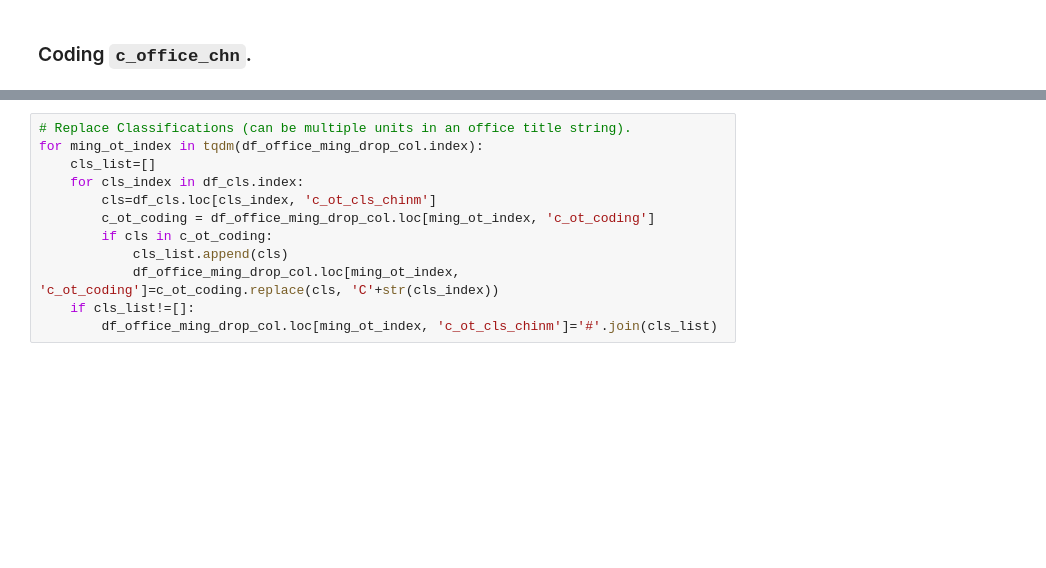
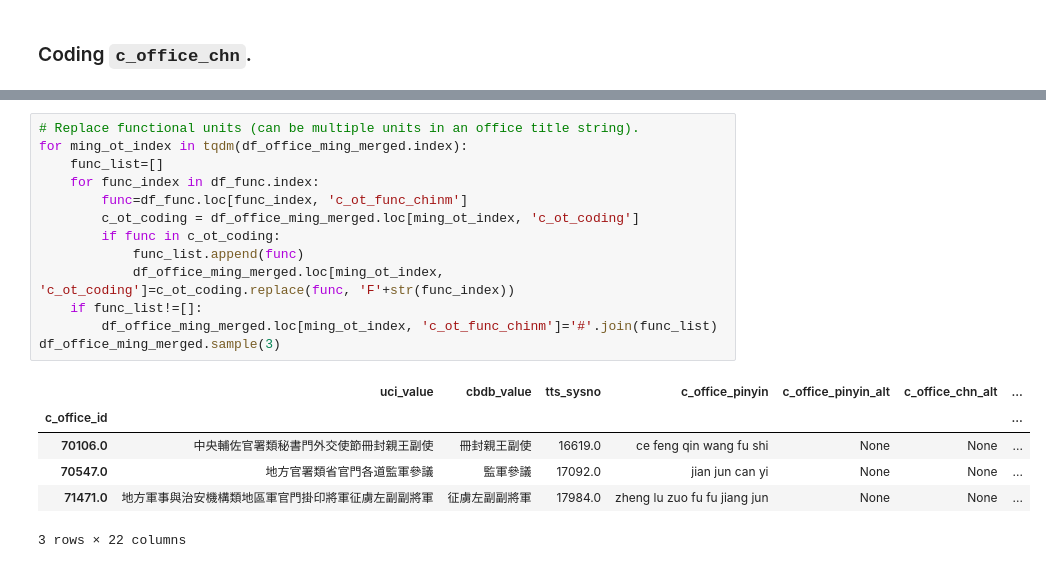
Before and after one commit to cbdb-project/CBDB_Laxmi, a Jupyter notebook: ming_office_title/script/office_title_coding.ipynb, the cells around one changed output, grey strips where cells are left out. Cells and saved outputs as stored; diff of their text form; blank space fills up the shorter version.

```diff
--- a/ming_office_title/script/office_title_coding.ipynb
+++ b/ming_office_title/script/office_title_coding.ipynb
@@ -172,12 +182,20 @@ df_office_ming_drop_col.sample(5)
 # %%
-# Replace Classifications (can be multiple units in an office title string).
-for ming_ot_index in tqdm(df_office_ming_drop_col.index):
-    cls_list=[]
-    for cls_index in df_cls.index:
-        cls=df_cls.loc[cls_index, 'c_ot_cls_chinm']
-        c_ot_coding = df_office_ming_drop_col.loc[ming_ot_index, 'c_ot_coding']
-        if cls in c_ot_coding:
-            cls_list.append(cls)
-            df_office_ming_drop_col.loc[ming_ot_index, 'c_ot_coding']=c_ot_coding.replace(cls, 'C'+str(cls_index))
-    if cls_list!=[]:
-        df_office_ming_drop_col.loc[ming_ot_index, 'c_ot_cls_chinm']='#'.join(cls_list)
+# Replace functional units (can be multiple units in an office title string).
+for ming_ot_index in tqdm(df_office_ming_merged.index):
+    func_list=[]
+    for func_index in df_func.index:
+        func=df_func.loc[func_index, 'c_ot_func_chinm']
+        c_ot_coding = df_office_ming_merged.loc[ming_ot_index, 'c_ot_coding']
+        if func in c_ot_coding:
+            func_list.append(func)
+            df_office_ming_merged.loc[ming_ot_index, 'c_ot_coding']=c_ot_coding.replace(func, 'F'+str(func_index))
+    if func_list!=[]:
+        df_office_ming_merged.loc[ming_ot_index, 'c_ot_func_chinm']='#'.join(func_list)
+df_office_ming_merged.sample(3)
+# %% [output]
+|  | uci_value | cbdb_value | tts_sysno | c_office_pinyin | c_office_pinyin_alt | c_office_chn_alt | ... |
+| c_office_id |  |  |  |  |  |  | ... |
+| 70106.0 | 中央輔佐官署類秘書門外交使節冊封親王副使 | 冊封親王副使 | 16619.0 | ce feng qin wang fu shi | None | None | ... |
+| 70547.0 | 地方官署類省官門各道監軍參議 | 監軍參議 | 17092.0 | jian jun can yi | None | None | ... |
+| 71471.0 | 地方軍事與治安機構類地區軍官門掛印將軍征虜左副副將軍 | 征虜左副副將軍 | 17984.0 | zheng lu zuo fu fu jiang jun | None | None | ... |
+3 rows × 22 columns
```
Also changed, not shown: parts of 16 cells of this notebook, 11 other files.
